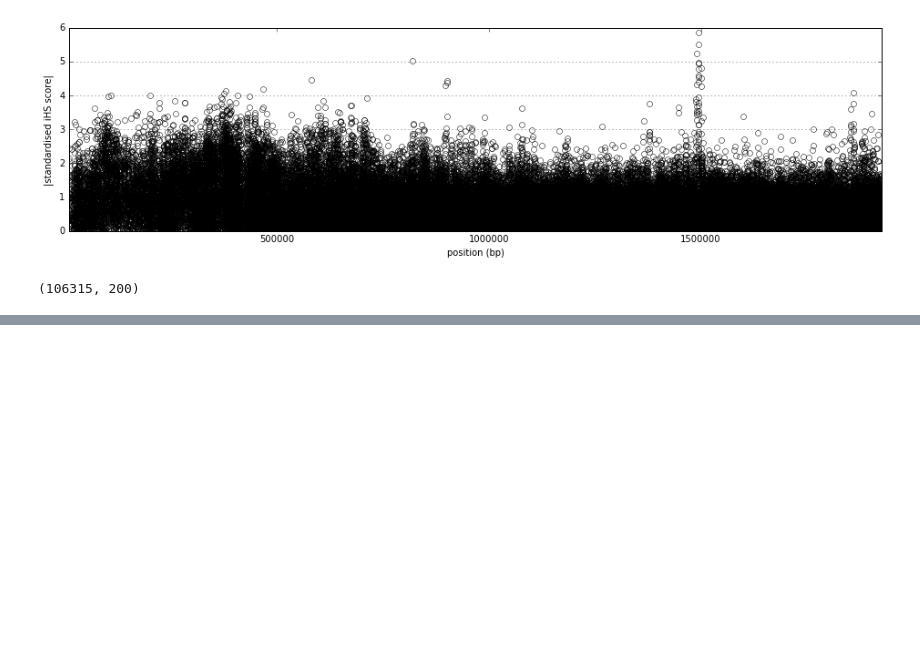
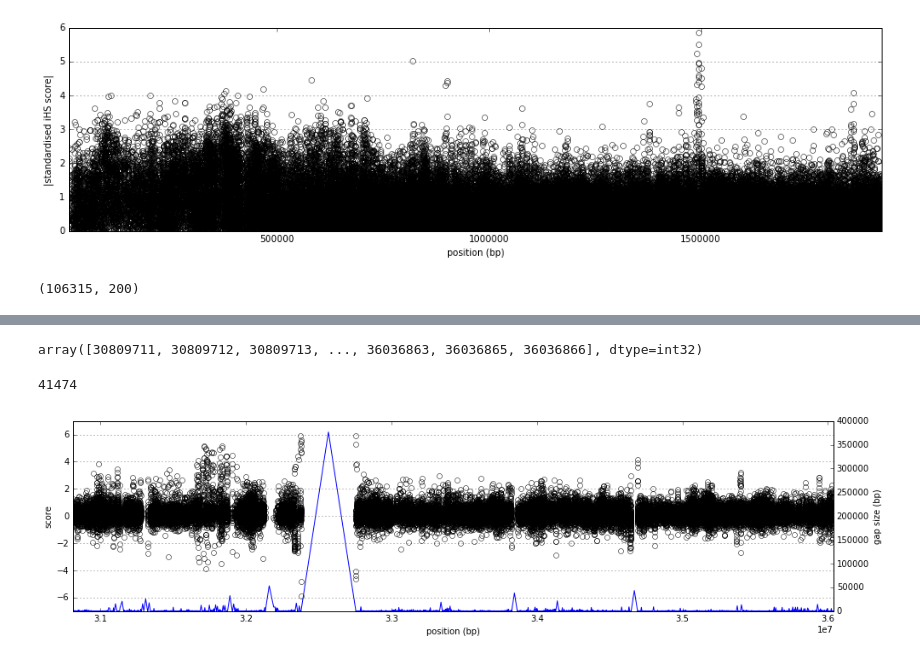
Before and after one commit to cggh/scikit-allel, a Jupyter notebook: notebooks/profiling/ihs.ipynb, the cells around one changed output, grey strips where cells are left out. Saved outputs shown, nothing was run; the diff lists cells and outputs as text; code cells hidden in the pictures; blank space fills up the shorter version.

```diff
--- a/notebooks/profiling/ihs.ipynb
+++ b/notebooks/profiling/ihs.ipynb
@@ -216,0 +234,34 @@ cProfile.run('allel.stats.ihs(h_seg[:50000], pos_seg[:50000], min_ehh=0.05, incl
+# %%
+pos = callset['3R']['variants/POS'][loc_variants]
+pos
+# %% [output]
+array([30809711, 30809712, 30809713, ..., 36036863, 36036865, 36036866], dtype=int32)
+# %%
+ac = h.count_alleles(max_allele=1)
+is_seg = ac.is_segregating() & (ac.min(axis=1) > 10)
+h_seg = h.compress(is_seg, axis=0)
+pos_seg = pos.compress(is_seg)
+ac_seg = ac.compress(is_seg, axis=0)
+np.count_nonzero(is_seg)
+# %% [output]
+41474
+# %%
+def plot_score_gap(score, pos, ylim=(-7, 7)):
+
+    fig = plt.figure(figsize=(16, 4))
+
+    ax = fig.add_subplot(111)
+    ax.plot(pos, score, linestyle=' ', marker='o', mfc='none')
+    ax.grid(axis='y')
+    ax.set_xlabel('position (bp)')
+    ax.set_ylabel('score')
+    ax.set_ylim(*ylim)
+
+    ax = ax.twinx()
+    x = (pos[:-1] + pos[1:]) / 2
+    y = np.diff(pos)
+    ax.plot(x, y)
+    ax.set_ylabel('gap size (bp)')
+    ax.autoscale(axis='x', tight=True);
+# %%
+score_unadjusted = allel.stats.ihs(h_seg, pos_seg, min_ehh=0.05, max_gap=-1, clip_gap=-1)
@@ -216,0 +270,4 @@ cProfile.run('allel.stats.ihs(h_seg[:50000], pos_seg[:50000], min_ehh=0.05, incl
+# %%
+plot_score_gap(score_unadjusted, pos_seg)
+# %% [output]
+[figure, added]
```
Also changed, not shown: parts of 12 cells of this notebook, 4 other files.
